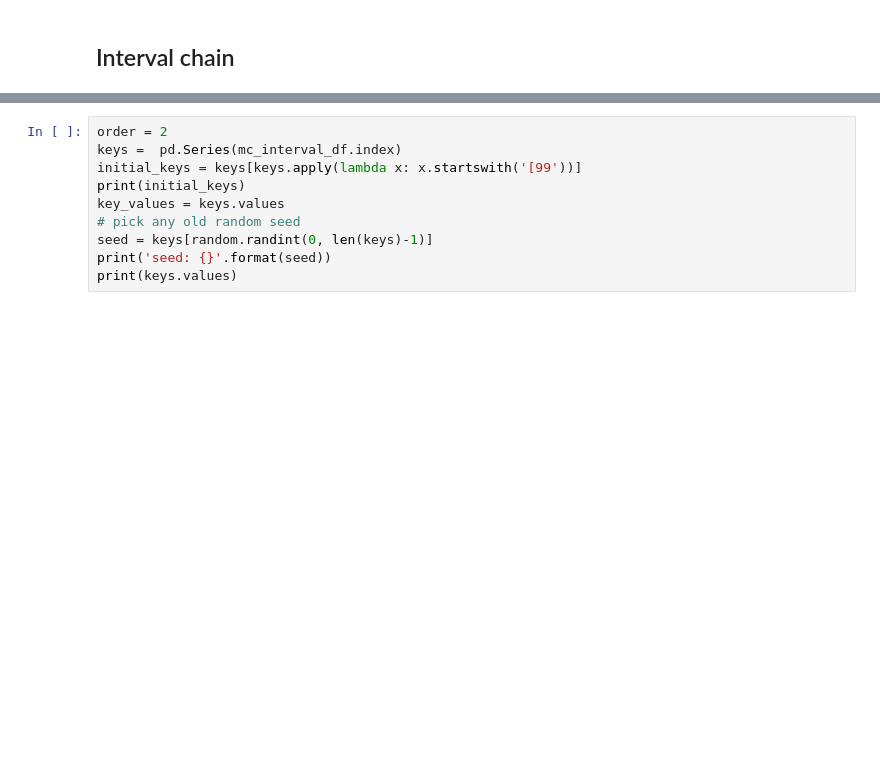
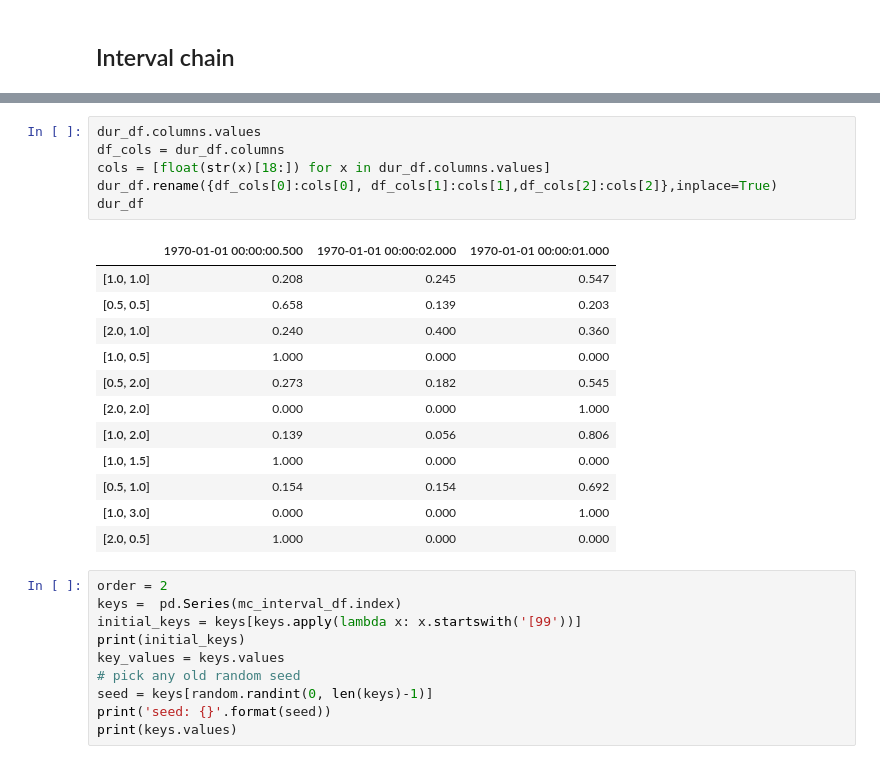
Before and after one commit to dwbzen/pymusic, a Jupyter notebook: markov_chain.ipynb, the cells around one changed output, grey strips where cells are left out. Drawn from its saved outputs; the diff is of its cells as text; blank space fills up the shorter version.

```diff
--- a/markov_chain.ipynb
+++ b/markov_chain.ipynb
@@ -669,3 +670,22 @@ mc_interval_df.head()
+# %%
+dur_df.columns.values
+df_cols = dur_df.columns
+cols = [float(str(x)[18:]) for x in dur_df.columns.values]
+dur_df.rename({df_cols[0]:cols[0], df_cols[1]:cols[1],df_cols[2]:cols[2]},inplace=True)
+dur_df
+# %% [output]
+|  | 1970-01-01 00:00:00.500 | 1970-01-01 00:00:02.000 | 1970-01-01 00:00:01.000 |
+| [1.0, 1.0] | 0.208 | 0.245 | 0.547 |
+| [0.5, 0.5] | 0.658 | 0.139 | 0.203 |
+| [2.0, 1.0] | 0.240 | 0.400 | 0.360 |
+| [1.0, 0.5] | 1.000 | 0.000 | 0.000 |
+| [0.5, 2.0] | 0.273 | 0.182 | 0.545 |
+| [2.0, 2.0] | 0.000 | 0.000 | 1.000 |
+| [1.0, 2.0] | 0.139 | 0.056 | 0.806 |
+| [1.0, 1.5] | 1.000 | 0.000 | 0.000 |
+| [0.5, 1.0] | 0.154 | 0.154 | 0.692 |
+| [1.0, 3.0] | 0.000 | 0.000 | 1.000 |
+| [2.0, 0.5] | 1.000 | 0.000 | 0.000 |
 # %%
 order = 2
 keys =  pd.Series(mc_interval_df.index)
```
Also changed, not shown: parts of 3 cells of this notebook, 13 other files.
